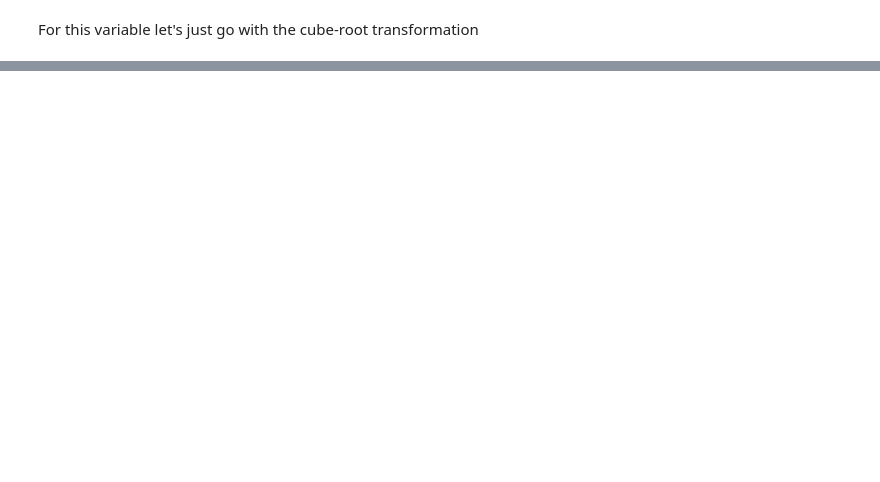
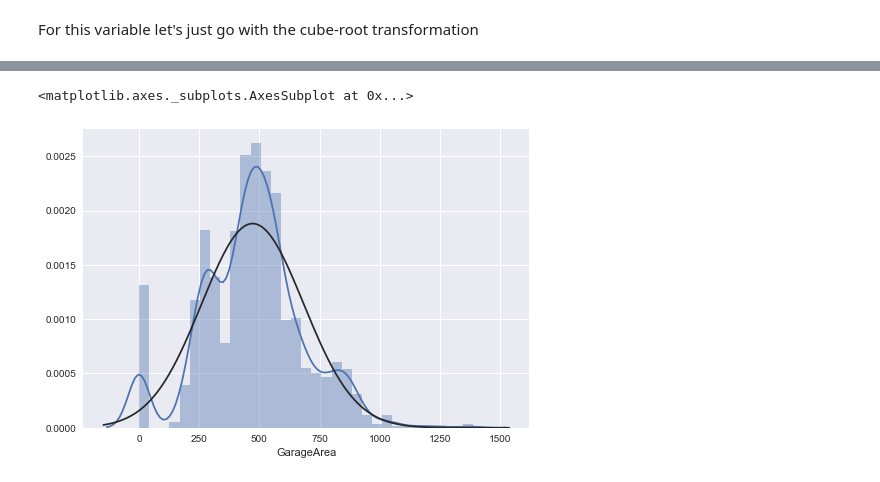
Before and after one commit to sushant2811/KaggleHousingPrices, a Jupyter notebook: KaggleHousingPrices.ipynb, the cells around one changed output, grey strips where cells are left out. Cells and saved outputs as stored; diff of their text form; code cells hidden in the pictures; blank space fills up the shorter version.

```diff
--- a/KaggleHousingPrices.ipynb
+++ b/KaggleHousingPrices.ipynb
@@ -1613,0 +1633,5 @@ test_df_mod2['GrLivArea'] = np.power(test_df_mod2['GrLivArea'], 1.0/3)
+# %%
+sns.distplot(train_df_mod2['GarageArea'], fit = norm)
+# %% [output]
+<matplotlib.axes._subplots.AxesSubplot at 0x...>
+[figure, added]
```
Also changed, not shown: parts of 27 cells of this notebook.
